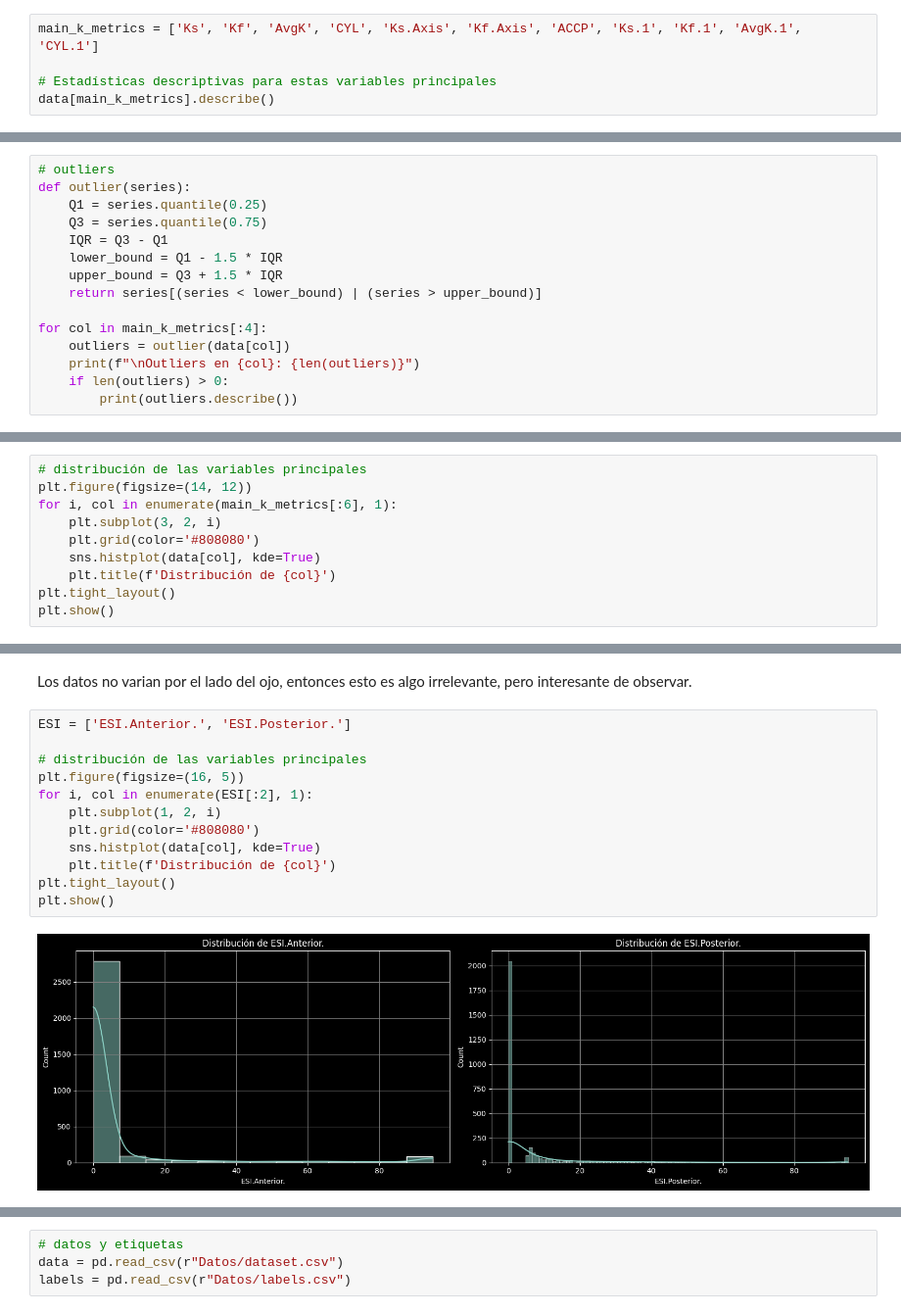
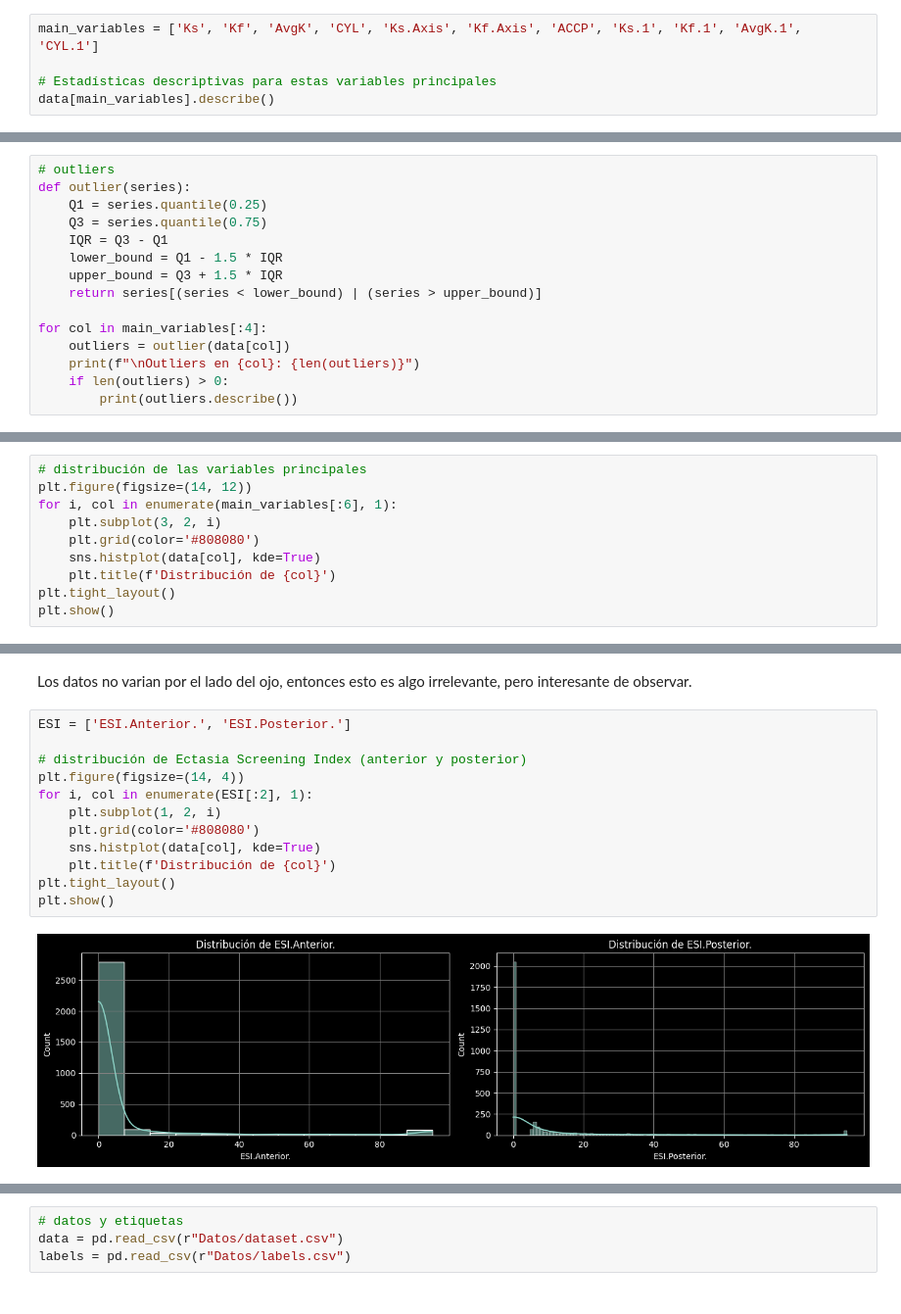
Before and after one commit to zamef/ProyectoTSBM, a Jupyter notebook: ProyectoDeteccionQueratocono.ipynb, the cells around one changed output, grey strips where cells are left out. Shown at 98% size. Cells and saved outputs as stored; diff of their text form.

```diff
--- a/ProyectoDeteccionQueratocono.ipynb
+++ b/ProyectoDeteccionQueratocono.ipynb
@@ -183,8 +183,8 @@ La selección de estas variables tiene que ver con su importancia en la queratom
 # %%
-main_k_metrics = ['Ks', 'Kf', 'AvgK', 'CYL', 'Ks.Axis', 'Kf.Axis', 'ACCP', 'Ks.1', 'Kf.1', 'AvgK.1', 'CYL.1']
+main_variables = ['Ks', 'Kf', 'AvgK', 'CYL', 'Ks.Axis', 'Kf.Axis', 'ACCP', 'Ks.1', 'Kf.1', 'AvgK.1', 'CYL.1']
 
 # Estadísticas descriptivas para estas variables principales
-data[main_k_metrics].describe()
+data[main_variables].describe()
 # %% [output]
 |  | Ks | Kf | AvgK | CYL | Ks.Axis | Kf.Axis | ACCP | Ks.1 | Kf.1 | AvgK.1 | CYL.1 |
 | count | 3162.000000 | 3162.000000 | 3162.000000 | 3162.000000 | 3162.000000 | 3162.000000 | 3162.000000 | 3162.000000 | 3162.000000 | 3162.000000 | 3162.000000 |
@@ -207,7 +207,7 @@ def outlier(series):
     upper_bound = Q3 + 1.5 * IQR
     return series[(series < lower_bound) | (series > upper_bound)]
 
-for col in main_k_metrics[:4]:
+for col in main_variables[:4]:
     outliers = outlier(data[col])
     print(f"\nOutliers en {col}: {len(outliers)}")
     if len(outliers) > 0:
@@ -243,7 +243,7 @@ plt.show()
 # %%
 # distribución de las variables principales
 plt.figure(figsize=(14, 12))
-for i, col in enumerate(main_k_metrics[:6], 1):
+for i, col in enumerate(main_variables[:6], 1):
     plt.subplot(3, 2, i)
     plt.grid(color='#808080')
     sns.histplot(data[col], kde=True)
@@ -312,15 +312,15 @@ Los datos no varian por el lado del ojo, entonces esto es algo irrelevante, pero
 # %%
 ESI = ['ESI.Anterior.', 'ESI.Posterior.']
 
-# distribución de las variables principales
-plt.figure(figsize=(16, 5))
+# distribución de Ectasia Screening Index (anterior y posterior)
+plt.figure(figsize=(14, 4))
 for i, col in enumerate(ESI[:2], 1):
     plt.subplot(1, 2, i)
     plt.grid(color='#808080')
     sns.histplot(data[col], kde=True)
     plt.title(f'Distribución de {col}')
 plt.tight_layout()
 plt.show()
 # %% [output]
-[figure, old version]
+[figure, new version]
 # %%
```
Also changed, not shown: parts of 27 cells of this notebook.
